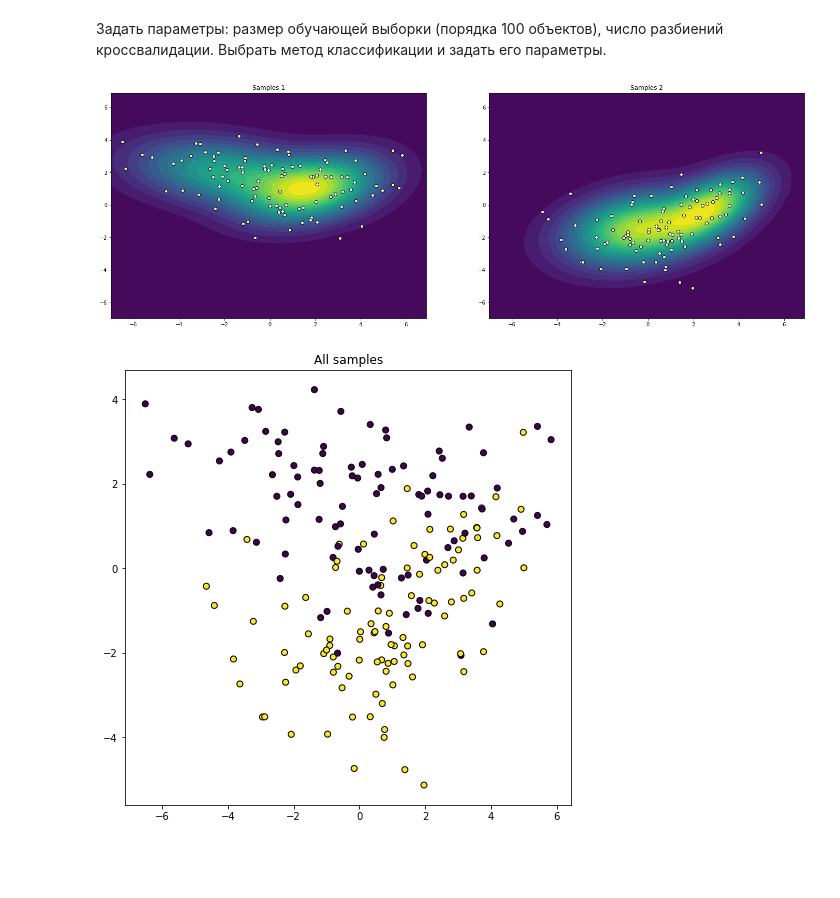
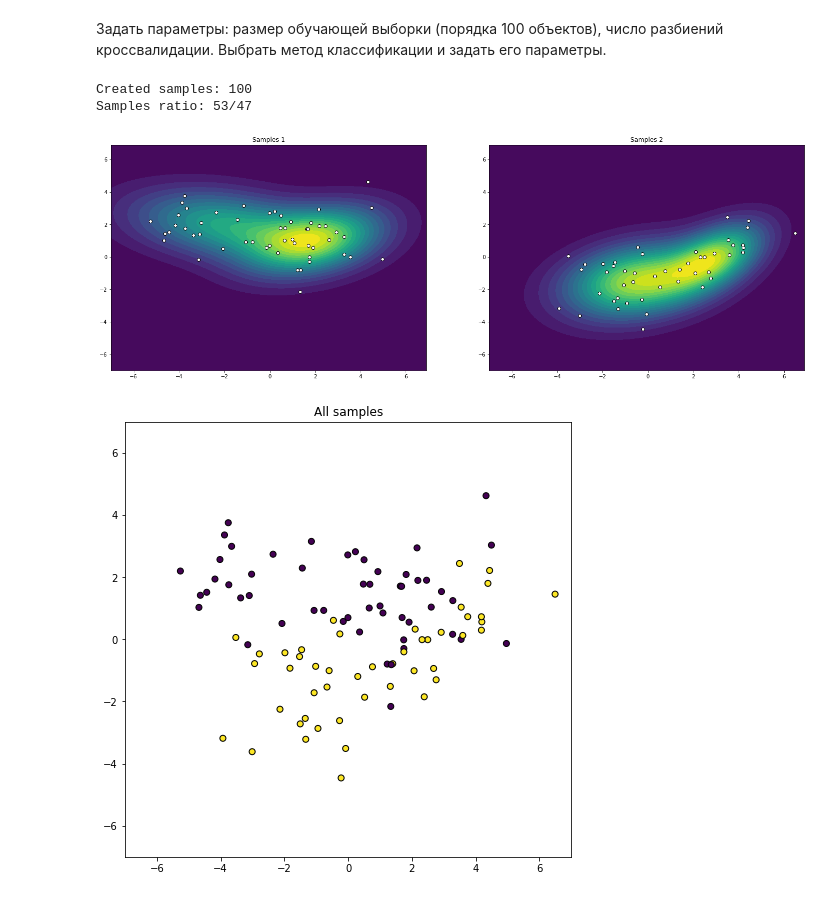
Before and after one commit to pishchev/RGR, a Jupyter notebook: RGR.ipynb, the cells around one changed output. Saved outputs shown, nothing was run; the diff lists cells and outputs as text; code cells hidden in the pictures; blank space fills up the shorter version.

Commit message:
improved dataset generation

```diff
--- a/RGR.ipynb
+++ b/RGR.ipynb
@@ -61,33 +62,48 @@ def generate_samples(prob, max_prob, size, target):
       samples.append([target, randX, randY])
   return np.array(samples)
 
-samples1 = generate_samples(prob_1, maxProb1, 100, 1)
-samples2 = generate_samples(prob_2, maxProb2, 100, 2)
+def generate_dataset(size):
+  size1 = round(np.random.normal(size / 2, 7, 1)[0])
+  if size1 <= 0 or size1 > size:
+    size1 = round(size / 2)
+
+  samples1 = generate_samples(prob_1, maxProb1, size1, 1)
+  samples2 = generate_samples(prob_2, maxProb2, size - size1, 2)
+
+  print(f"Created samples: {size}")
+  print(f"Samples ratio: {size1}/{size - size1}")
+
+  dataset = np.concatenate([samples1, samples2])
+  return utils.shuffle(dataset)
+# %%
+dataset = generate_dataset(100)
+# %% [output]
+Created samples: 100
+Samples ratio: 53/47
 # %%
 fig = plt.figure(figsize=(24, 8))
 
 ax = fig.add_subplot(121)
 ax.set_title('Samples 1')
 cs = ax.contourf(x, y, prob_1(pos) , levels=20)
-ax.scatter(samples1[:,1],samples1[:,2], c='white', edgecolors='black')
+ax.scatter(dataset[dataset[:, 0] == 1, 1], dataset[dataset[:, 0] == 1, 2], c='white', edgecolors='black')
 
 ax2 = fig.add_subplot(122)
 ax2.set_title('Samples 2')
 cs2 = ax2.contourf(x, y, prob_2(pos) , levels=20)
-ax2.scatter(samples2[:,1],samples2[:,2], c='white', edgecolors='black')
+ax2.scatter(dataset[dataset[:, 0] == 2, 1], dataset[dataset[:, 0] == 2, 2], c='white', edgecolors='black')
 
 plt.show()
 # %% [output]
-[figure, old version]
+[figure, new version]
-# %%
-dataset = np.concatenate([samples1, samples2])
-dataset = utils.shuffle(dataset)
 # %%
 fig = plt.figure(figsize=(8, 8))
 ax = fig.add_subplot(111)
 ax.set_title('All samples')
 
 ax.scatter(dataset[:,1],dataset[:,2], c=dataset[:,0], edgecolors='black')
+ax.set_xlim(-maxX, maxX)
+ax.set_ylim(-maxY, maxY)
 plt.show()
 # %% [output]
-[figure, old version]
+[figure, new version]
```
Also changed, not shown: parts of 2 cells of this notebook.
